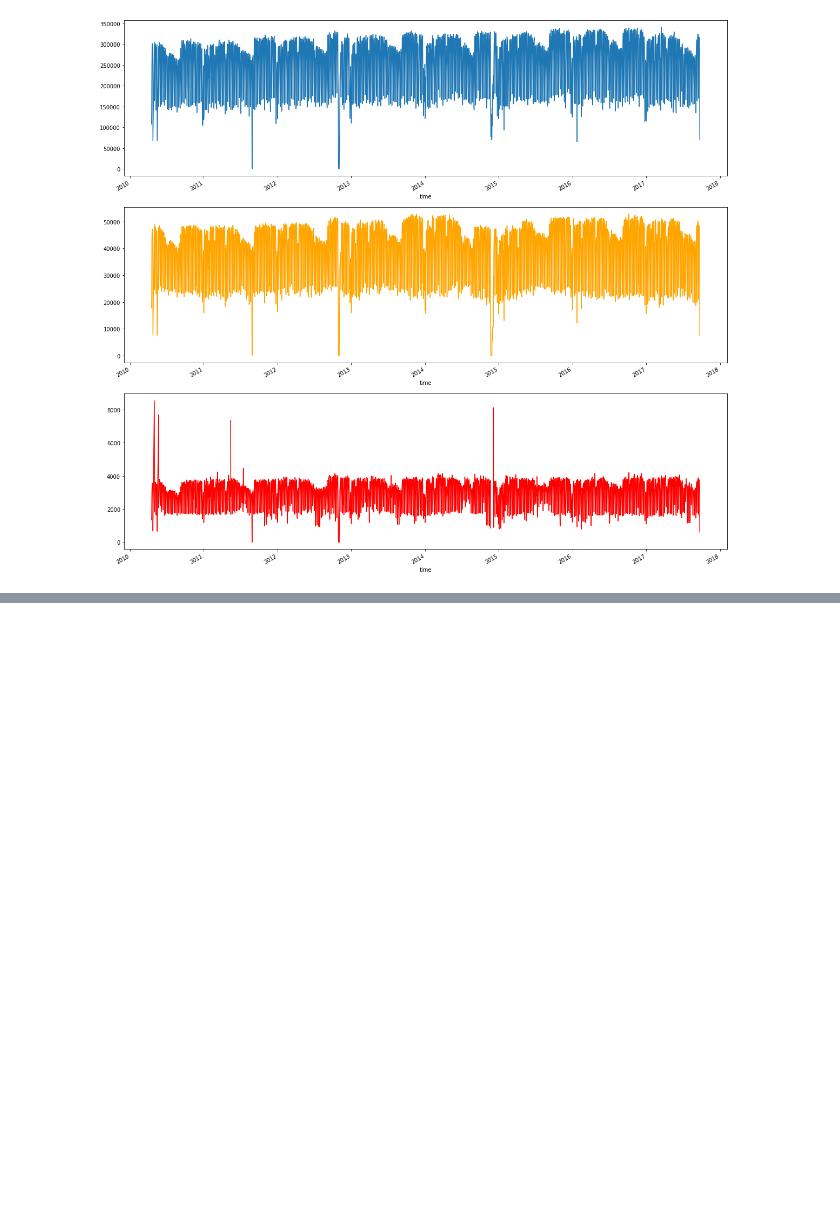
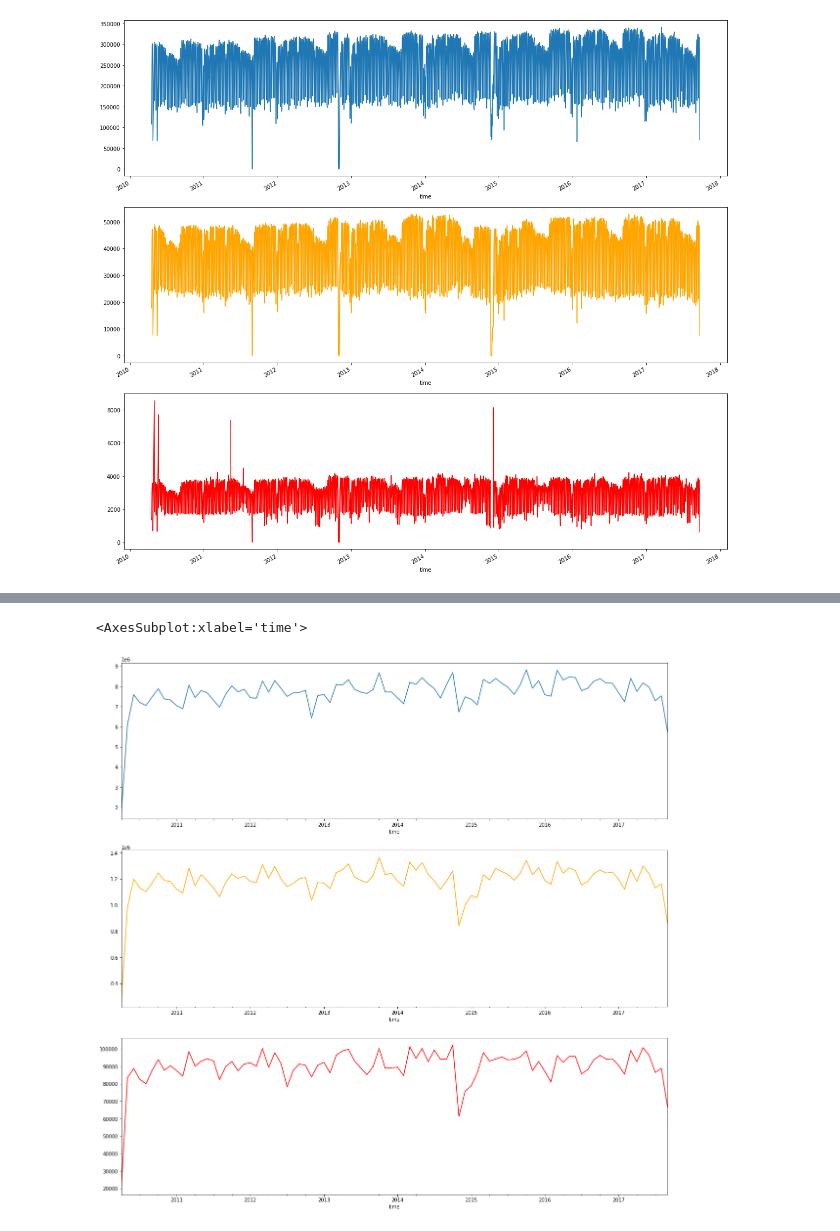
Before and after one commit to vtoliveira/nyc-metro-forecast, a Jupyter notebook: notebooks/02-hierarchical-data-definition.ipynb, the cells around one changed output, grey strips where cells are left out. Drawn from its saved outputs; the diff is of its cells as text; code cells hidden in the pictures; blank space fills up the shorter version.

```diff
--- a/notebooks/02-hierarchical-data-definition.ipynb
+++ b/notebooks/02-hierarchical-data-definition.ipynb
@@ -267,2 +275,13 @@ df_turnstiles_bottom_level['The Bronx_LONGWOOD AV'].plot(ax=ax[2], color='red')
+# %%
+df_turnstiles_bottom_level = df_turnstiles_bottom_level.resample('M').sum()
+
+fig, ax = plt.subplots(3, 1, figsize=(20, 20))
+
+df_turnstiles_bottom_level['total'].plot(ax=ax[0])
+df_turnstiles_bottom_level['The Bronx'].plot(ax=ax[1], color='orange')
+df_turnstiles_bottom_level['The Bronx_LONGWOOD AV'].plot(ax=ax[2], color='red')
+# %% [output]
+<AxesSubplot:xlabel='time'>
+[figure, added]
 # %%
 df_turnstiles_bottom_level.to_csv('../data/preprocessed/turnstiles_hierarchical_data.csv', index=True)
```
Also changed, not shown: parts of 4 cells of this notebook, 1 other file.
